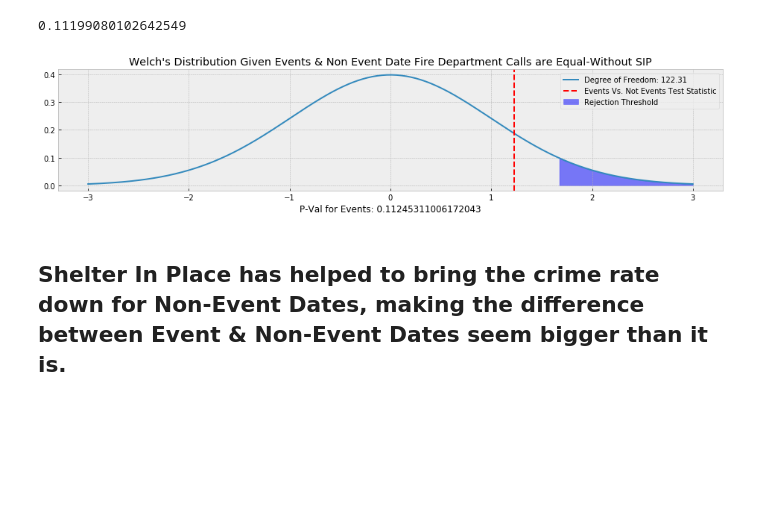
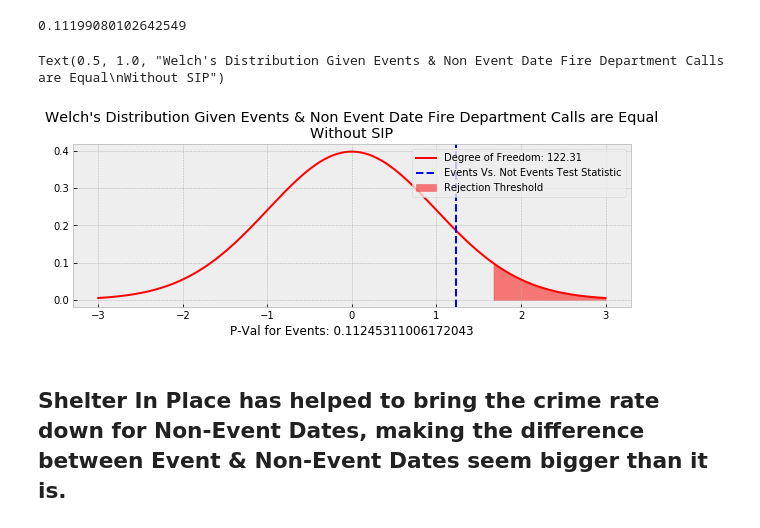
Before and after one commit to sherryduong93/chasestadiumimpact, a Jupyter notebook: Fire_Department_EDA.ipynb, the cells around one changed output. Cells and saved outputs as stored; diff of their text form; code cells hidden in the pictures; blank space fills up the shorter version.

```diff
--- a/Fire_Department_EDA.ipynb
+++ b/Fire_Department_EDA.ipynb
@@ -684,33 +672,34 @@ T_test_Pval
 # %%
 def welch_test_statistic(sample_1, sample_2):
     numerator = np.mean(sample_1) - np.mean(sample_2)
     denominator_sq = (np.var(sample_1) / len(sample_1)) + (np.var(sample_2) / len(sample_2))
     return numerator / np.sqrt(denominator_sq)
 test_statistic = welch_test_statistic(new_events_group, notevents_group)
 def welch_satterhwaithe_df(sample_1, sample_2):
     ss1 = len(sample_1)
     ss2 = len(sample_2)
     df = (
         ((np.var(sample_1)/ss1 + np.var(sample_2)/ss2)**(2.0)) /
         ((np.var(sample_1)/ss1)**(2.0)/(ss1 - 1) + (np.var(sample_2)/ss2)**(2.0)/(ss2 - 1))
     )
     return df
 df = welch_satterhwaithe_df(new_events_group, notevents_group)
 x = np.linspace(-3, 3, num=250)
 
-fig, ax = plt.subplots(1, figsize=(16, 3))
+fig, ax = plt.subplots(1, figsize=(10, 3))
 notevents_dist = stats.t(df)
 p_val = (1-notevents_dist.cdf(test_statistic-0.01))
 critical_val = notevents_dist.ppf(0.95)
-ax.plot(x, notevents_dist.pdf(x), linewidth=2, label="Degree of Freedom: {:2.2f}".format(df))
-ax.fill_between(x, notevents_dist.pdf(x), where=(x >= critical_val), color="blue", alpha=0.5, label='Rejection Threshold')
-ax.axvline(test_statistic, color='red', ls='--', label='Events Vs. Not Events Test Statistic')
+ax.plot(x, notevents_dist.pdf(x), linewidth=2, label="Degree of Freedom: {:2.2f}".format(df),color='red')
+ax.fill_between(x, notevents_dist.pdf(x), where=(x >= critical_val), color="red", alpha=0.5, label='Rejection Threshold')
+ax.axvline(test_statistic, color='blue', ls='--', label='Events Vs. Not Events Test Statistic')
 ax.set_xlabel(f'P-Val for Events: {p_val}')
 ax.legend(loc='upper right')
-ax.set_title("Welch's Distribution Given Events & Non Event Date Fire Department Calls are Equal-Without SIP")
+ax.set_title("Welch's Distribution Given Events & Non Event Date Fire Department Calls are Equal\nWithout SIP")
 # plt.savefig('graphs/EventsVsNonHypotheisTest_FireWOSIP.png')
 # %% [output]
+Text(0.5, 1.0, "Welch's Distribution Given Events & Non Event Date Fire Department Calls are Equal\nWithout SIP")
-[figure, old version]
+[figure, new version]
 # %% [markdown]
 ## Shelter In Place has helped to bring the crime rate down for Non-Event Dates, making the difference between Event & Non-Event Dates seem bigger than it is.
 # %% [markdown]
```
Also changed, not shown: parts of 10 cells of this notebook, 10 other files.
